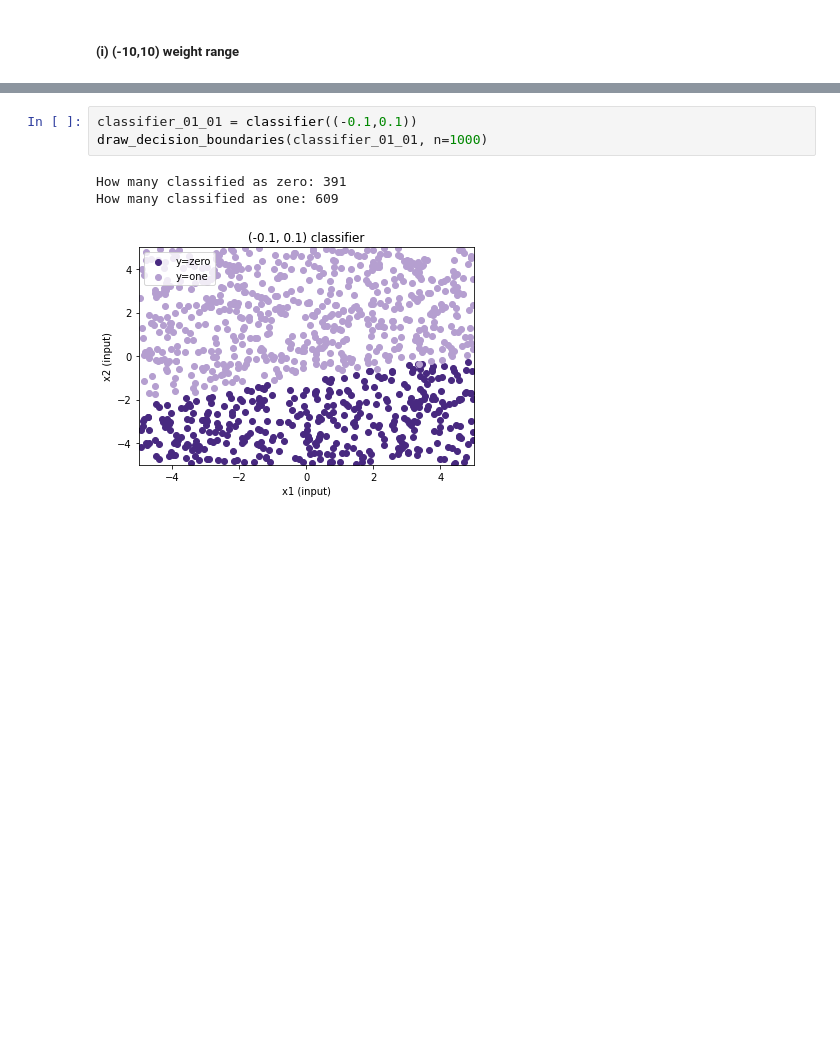
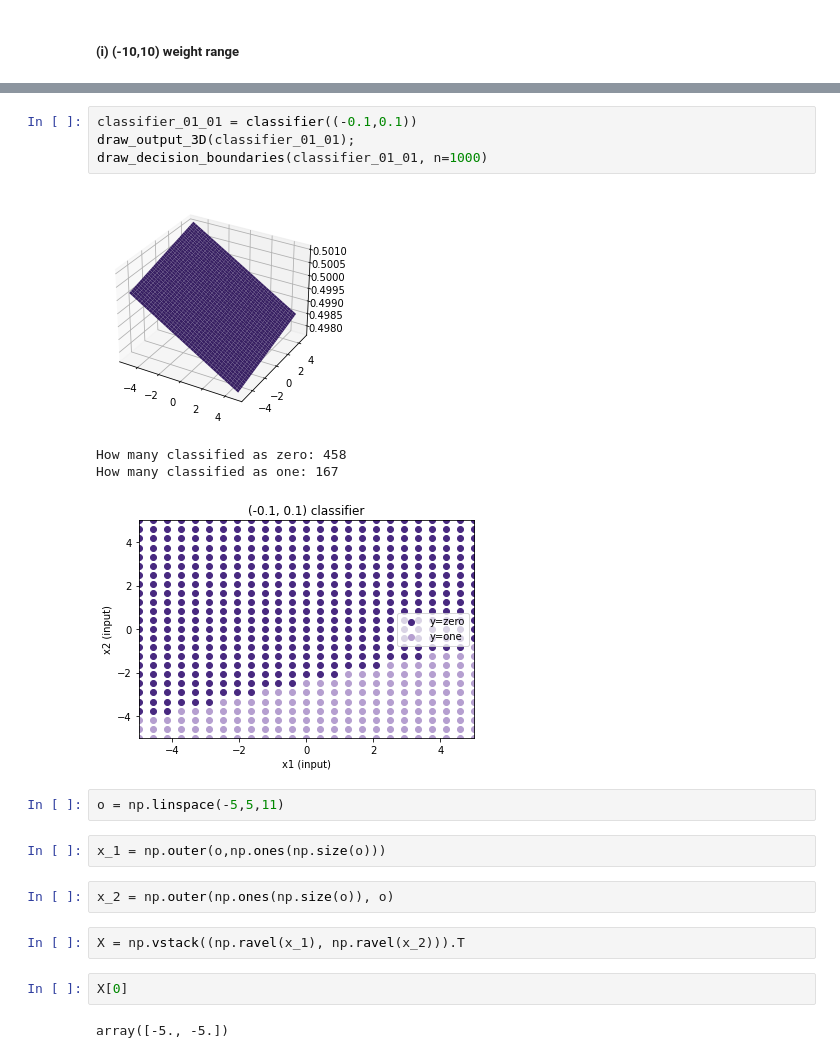
Before and after one commit to johnmays/ML_class_repo_hidden, a Jupyter notebook: written_assignments/HW4_code/HW4_25.ipynb, the cells around one changed output, grey strips where cells are left out. Saved outputs shown, nothing was run; the diff lists cells and outputs as text; blank space fills up the shorter version.

```diff
--- a/written_assignments/HW4_code/HW4_25.ipynb
+++ b/written_assignments/HW4_code/HW4_25.ipynb
@@ -64,7 +93,21 @@ How many classified as one: 705
 # %%
 classifier_01_01 = classifier((-0.1,0.1))
+draw_output_3D(classifier_01_01);
 draw_decision_boundaries(classifier_01_01, n=1000)
 # %% [output]
+[figure, new version]
-How many classified as zero: 391
-How many classified as one: 609
+How many classified as zero: 458
+How many classified as one: 167
-[figure, old version]
+[figure, added]
+# %%
+o = np.linspace(-5,5,11)
+# %%
+x_1 = np.outer(o,np.ones(np.size(o)))
+# %%
+x_2 = np.outer(np.ones(np.size(o)), o)
+# %%
+X = np.vstack((np.ravel(x_1), np.ravel(x_2))).T
+# %%
+X[0]
+# %% [output]
+array([-5., -5.])
```
Also changed, not shown: parts of 5 cells of this notebook, 7 other files.
